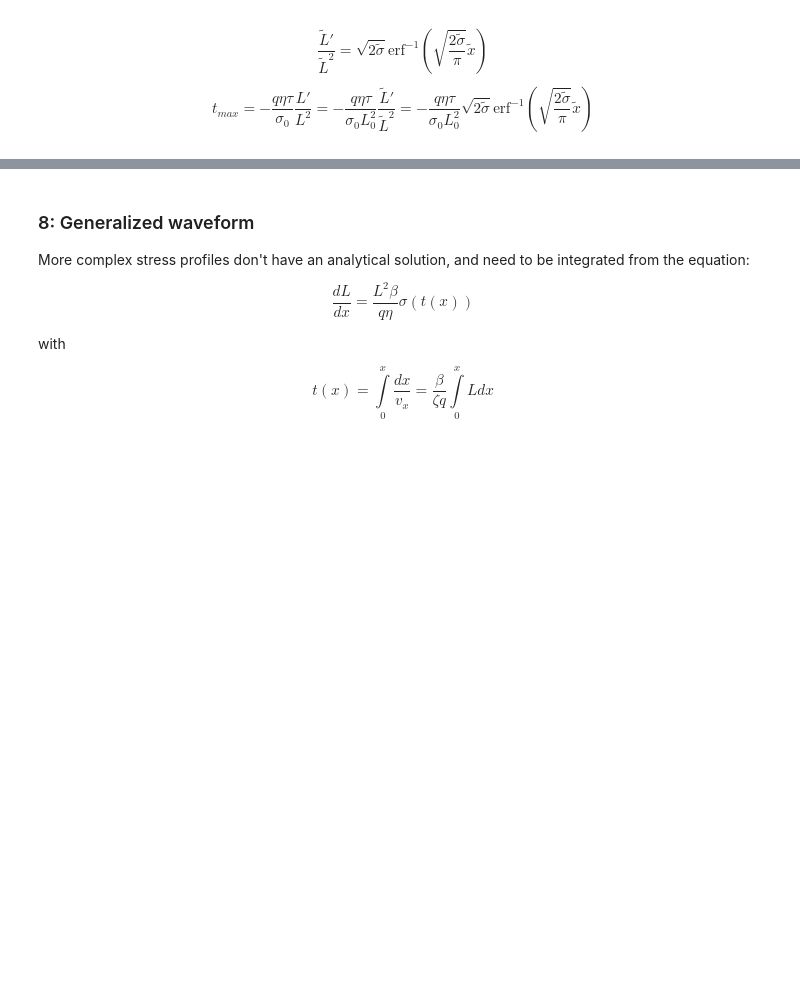
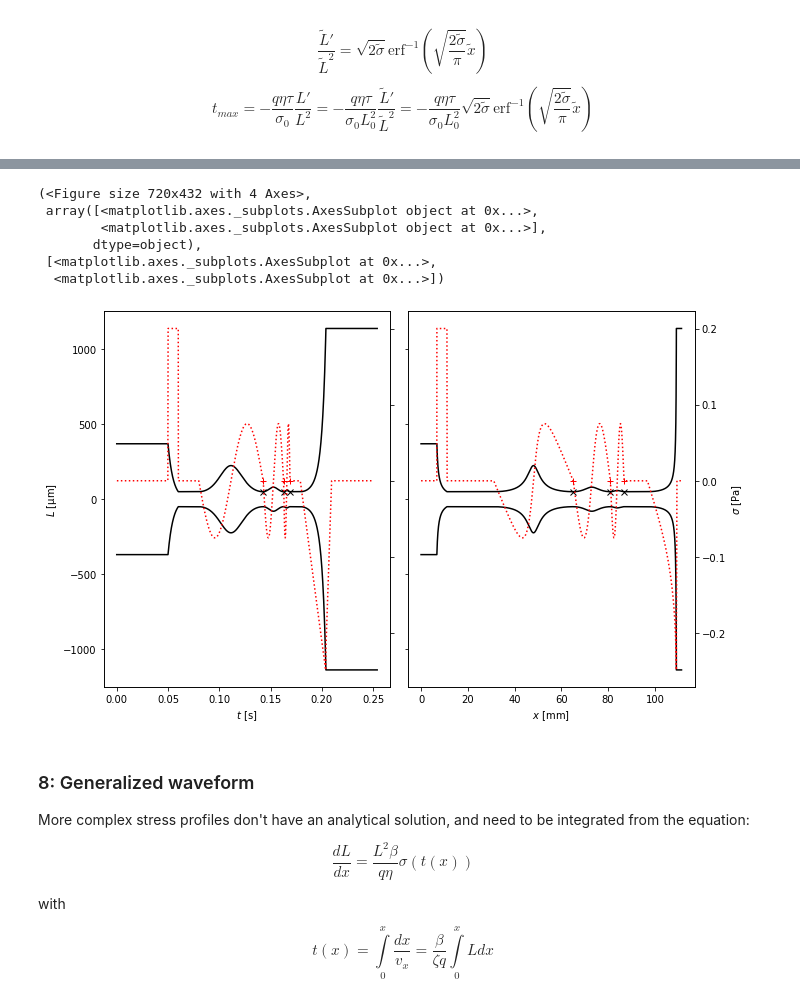
Before and after one commit to steaime/Rheoflupy, a Jupyter notebook: Tutorial_ChannelDesign.ipynb, the cells around one changed output, grey strips where cells are left out. Saved outputs shown, nothing was run; the diff lists cells and outputs as text; code cells hidden in the pictures; blank space fills up the shorter version.

Commit message:
concatenate solutions

```diff
--- a/Tutorial_ChannelDesign.ipynb
+++ b/Tutorial_ChannelDesign.ipynb
@@ -487,3 +511,23 @@ _ = csa.plot_channel(*cd.linramp_dimensional(sigmadot=10, xmax=0.01, L0=1e-4, np
+# %%
+flow_q = 1e-4
+x, L = cd.concatenate_channels([cd.creep_and_relax(0.2, tcreep=0.01, trelax=0.02, L0=1e-4, npts=1000, \
+                                                   q=flow_q, t0=0.05, L0_end=True), \
+                                cd.channel_shape(omega=np.geomspace(100, 1000, 3), sigma=0.075, L0=1e-4, q=flow_q, \
+                                                 eta=1e-3, nperiods=1), \
+                                cd.creep_dimensional(0, tmax=0.01, L0=1e-4, npts=10, q=flow_q, eta=1e-3, beta=1, zeta=1), \
+                                cd.linramp_dimensional(sigmadot=-10, tmax=0.025, L0=1e-4, npts=1000, \
+                                                       q=flow_q, eta=1e-3, beta=1, zeta=1)])
+x, L = cd.concatenate_channels([[x, L], \
+                                cd.creep_dimensional(0, tmax=0.05, L0=L[-1], npts=10, q=flow_q, eta=1e-3, beta=1, zeta=1)])
+csa.plot_channel(x, L, t=None, q=flow_q, export_fname='out\\rheo_protocol.txt')
+# %% [output]
+(<Figure size 720x432 with 4 Axes>,
+ array([<matplotlib.axes._subplots.AxesSubplot object at 0x...>,
+        <matplotlib.axes._subplots.AxesSubplot object at 0x...>],
+       dtype=object),
+ [<matplotlib.axes._subplots.AxesSubplot at 0x...>,
+  <matplotlib.axes._subplots.AxesSubplot at 0x...>])
+[figure, added]
 # %% [markdown]
 ### 8: Generalized waveform
 
```
Also changed, not shown: parts of 22 cells of this notebook, 3 other files.
